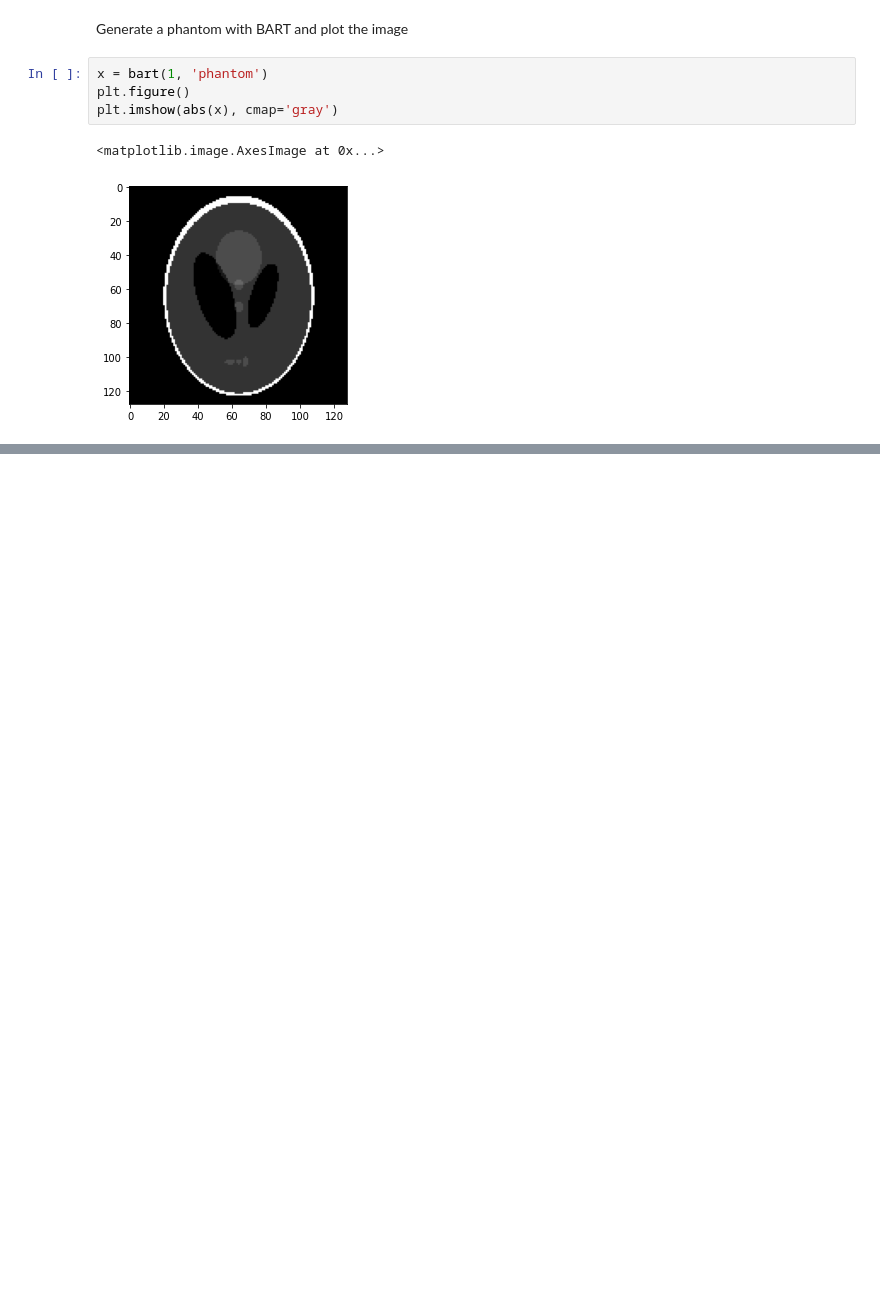
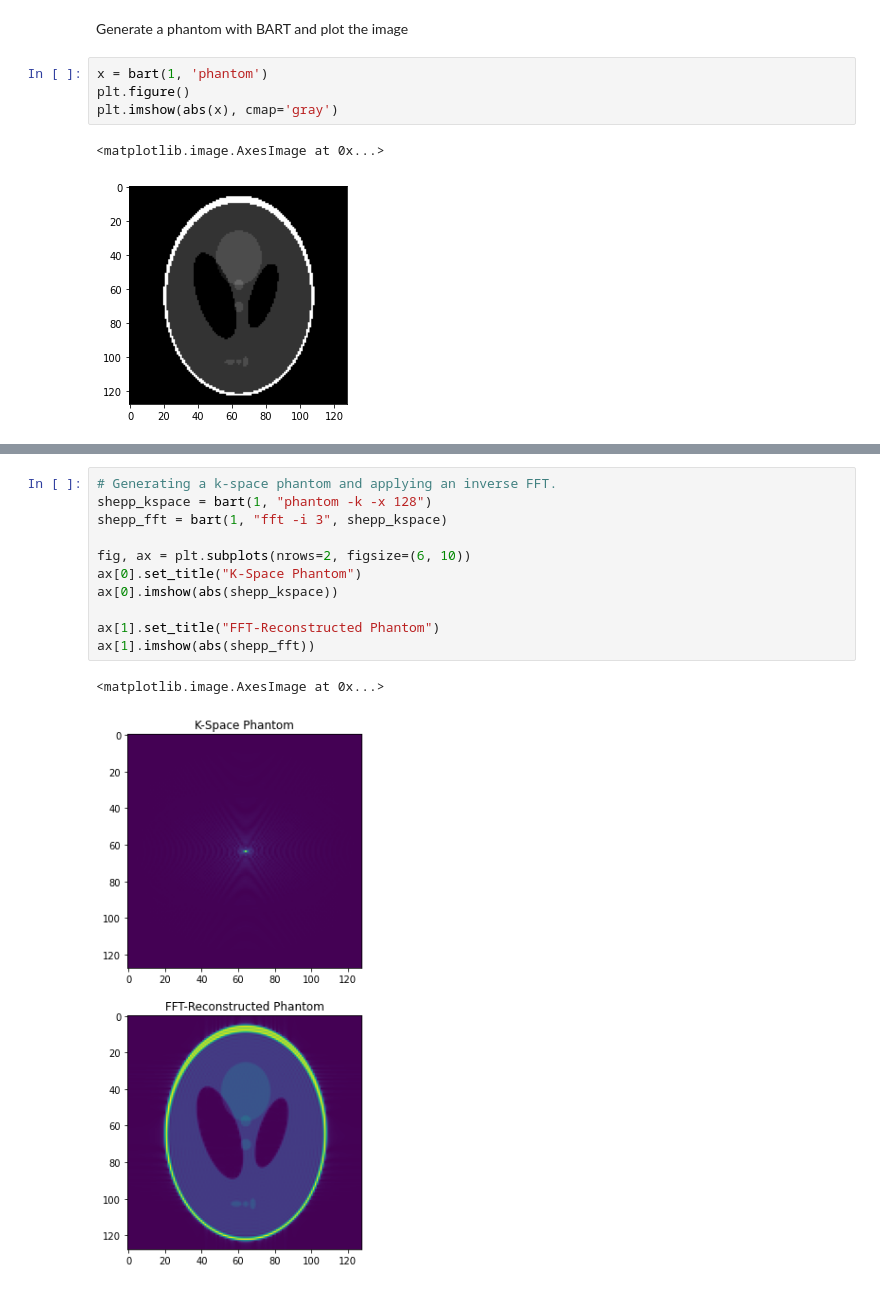
Before and after one commit to aTrotier/COURS_RECO_BART, a Jupyter notebook: cours_bart.ipynb, the cells around one changed output, grey strips where cells are left out. Drawn from its saved outputs; the diff is of its cells as text; blank space fills up the shorter version.

```diff
--- a/cours_bart.ipynb
+++ b/cours_bart.ipynb
@@ -97,0 +161,14 @@ plt.imshow(abs(x), cmap='gray')
+# %%
+# Generating a k-space phantom and applying an inverse FFT.
+shepp_kspace = bart(1, "phantom -k -x 128")
+shepp_fft = bart(1, "fft -i 3", shepp_kspace)
+
+fig, ax = plt.subplots(nrows=2, figsize=(6, 10))
+ax[0].set_title("K-Space Phantom")
+ax[0].imshow(abs(shepp_kspace))
+
+ax[1].set_title("FFT-Reconstructed Phantom")
+ax[1].imshow(abs(shepp_fft))
+# %% [output]
+<matplotlib.image.AxesImage at 0x...>
+[figure, added]
```
Also changed, not shown: parts of 15 cells of this notebook.
